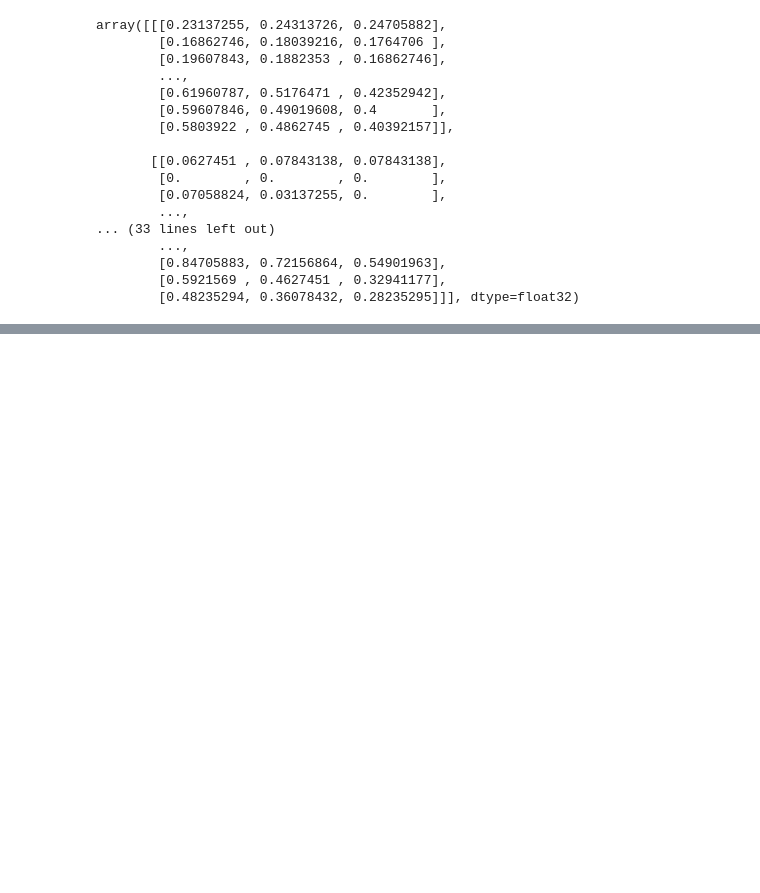
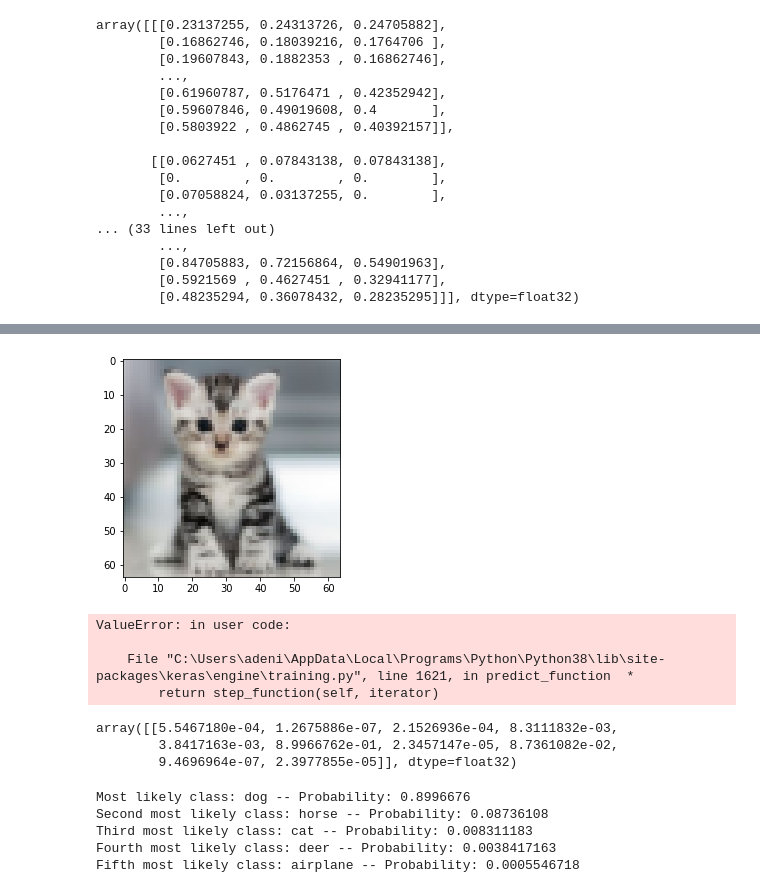
Before and after one commit to tadeniyiipadeola/first-Convolutional-Neural-Network-to-recognize-images, a Jupyter notebook: Project/Images.ipynb, the cells around one changed output, grey strips where cells are left out. Cells and saved outputs as stored; diff of their text form; code cells hidden in the pictures; blank space fills up the shorter version.

```diff
--- a/Project/Images.ipynb
+++ b/Project/Images.ipynb
@@ -188,3 +188,5 @@ model.save('my_cifar10_model.h5')
 # %%
 # from keras.models import load_model
 # model = load_model('my_cifar10_model.h5')
+# %%
+my_image = plt.imread("cat.jpg")
@@ -190,0 +213,35 @@ model.save('my_cifar10_model.h5')
+# %%
+from skimage.transform import resize
+my_image_resized = resize(my_image, (64,64,3))
+# %%
+img = plt.imshow(my_image_resized)
+# %% [output]
+[figure, added]
+# %%
+import numpy as np
+probabilities = model.predict(np.array( [my_image_resized,] ))
+# %% [output]
+ValueError: in user code:
+
+    File "C:\Users\adeni\AppData\Local\Programs\Python\Python38\lib\site-packages\keras\engine\training.py", line 1621, in predict_function  *
+        return step_function(self, iterator)
+# %%
+probabilities
+# %% [output]
+array([[5.5467180e-04, 1.2675886e-07, 2.1526936e-04, 8.3111832e-03,
+        3.8417163e-03, 8.9966762e-01, 2.3457147e-05, 8.7361082e-02,
+        9.4696964e-07, 2.3977855e-05]], dtype=float32)
+# %%
+number_to_class = ['airplane', 'automobile', 'bird', 'cat', 'deer', 'dog', 'frog', 'horse', 'ship', 'truck']
+index = np.argsort(probabilities[0,:])
+print("Most likely class:", number_to_class[index[9]], "-- Probability:", probabilities[0,index[9]])
+print("Second most likely class:", number_to_class[index[8]], "-- Probability:", probabilities[0,index[8]])
+print("Third most likely class:", number_to_class[index[7]], "-- Probability:", probabilities[0,index[7]])
+print("Fourth most likely class:", number_to_class[index[6]], "-- Probability:", probabilities[0,index[6]])
+print("Fifth most likely class:", number_to_class[index[5]], "-- Probability:", probabilities[0,index[5]])
+# %% [output]
+Most likely class: dog -- Probability: 0.8996676
+Second most likely class: horse -- Probability: 0.08736108
+Third most likely class: cat -- Probability: 0.008311183
+Fourth most likely class: deer -- Probability: 0.0038417163
+Fifth most likely class: airplane -- Probability: 0.0005546718
```
Also changed, not shown: parts of 7 cells of this notebook, 1 other file.
